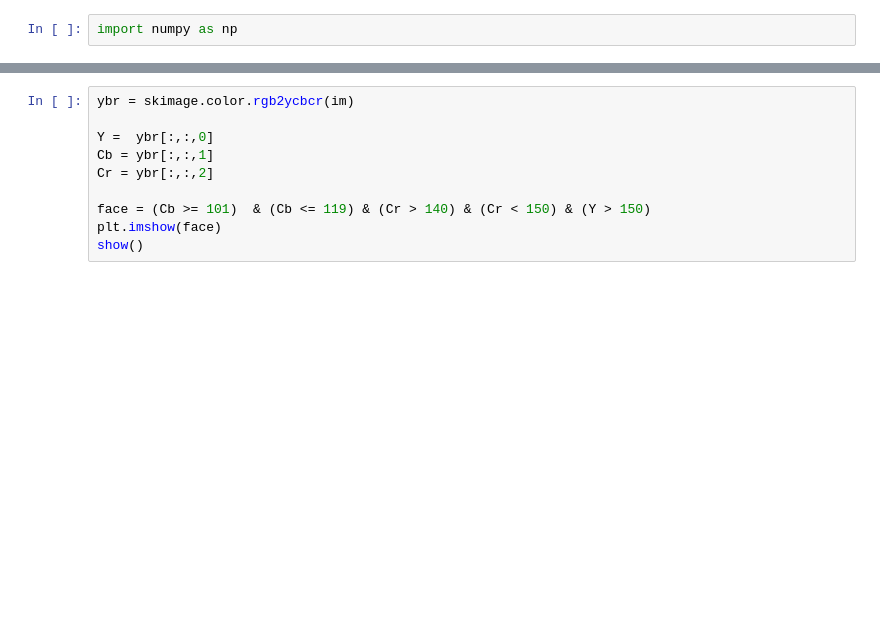
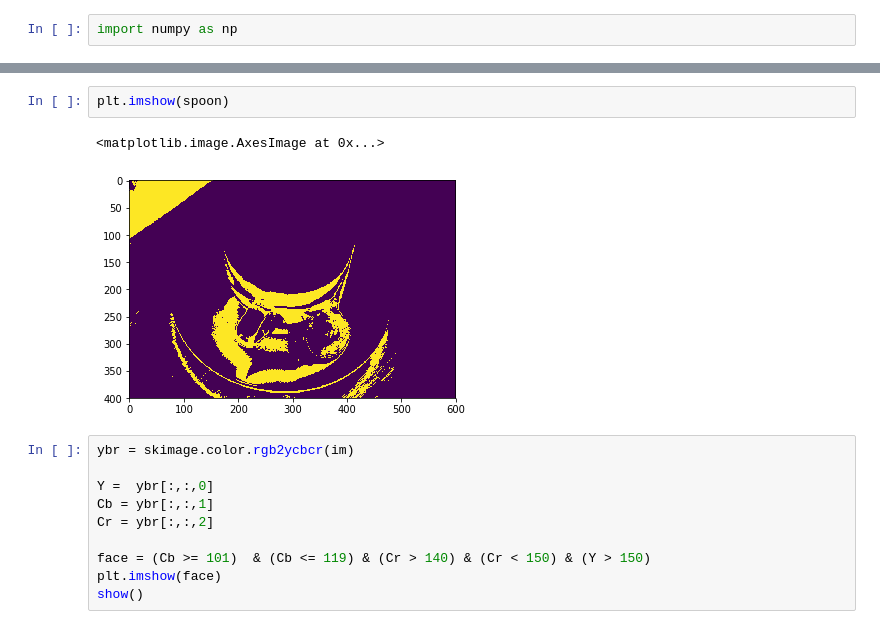
Before and after one commit to MU-CSE470/CSE470-Student, a Jupyter notebook: labs/lab-02/lab-02.ipynb, the cells around one changed output, grey strips where cells are left out. Saved outputs shown, nothing was run; the diff lists cells and outputs as text; blank space fills up the shorter version.

```diff
--- a/labs/lab-02/lab-02.ipynb
+++ b/labs/lab-02/lab-02.ipynb
@@ -54,3 +80,8 @@ plt.show()
+# %%
+plt.imshow(spoon)
+# %% [output]
+<matplotlib.image.AxesImage at 0x...>
+[figure, added]
 # %%
 ybr = skimage.color.rgb2ycbcr(im)
 
```
Also changed, not shown: parts of 10 cells of this notebook, 3 other files.
